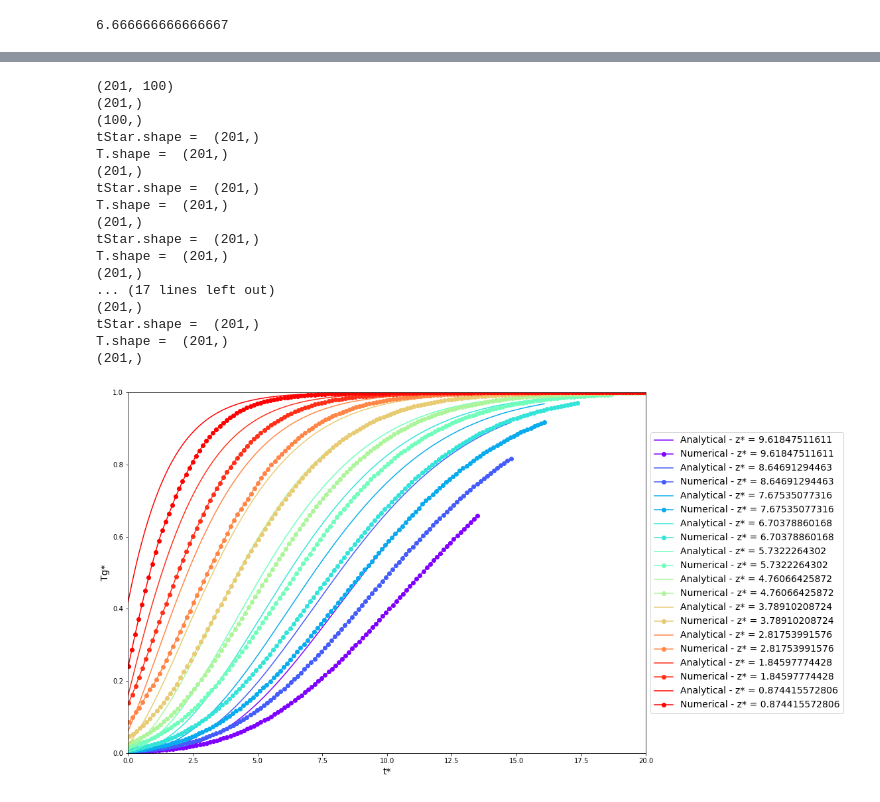
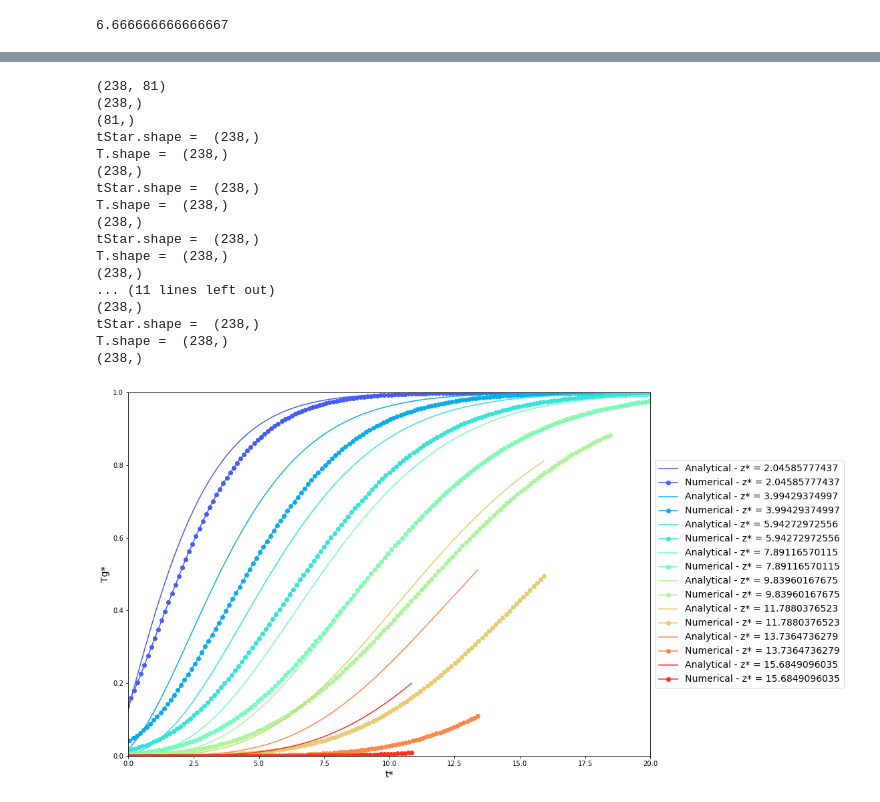
Before and after one commit to lucillalmeida/doutorado-validacoes, a Jupyter notebook: heat_fixed_bed/validation-convection-Schumann.ipynb, the cells around one changed output, grey strips where cells are left out. Cells and saved outputs as stored; diff of their text form; code cells hidden in the pictures.

```diff
--- a/heat_fixed_bed/validation-convection-Schumann.ipynb
+++ b/heat_fixed_bed/validation-convection-Schumann.ipynb
@@ -127,7 +127,8 @@ def packedBedTrnsTemperatures(t, z):
 # %%
 # loading the digitized data
 
-file = open('TemperaturesFluidLine.csv', mode='r')
+#file = open('T_line_caseAverRadius2.csv', mode='r')
+file = open('T_line_caseAverRadiusreallysmall.csv', mode='r')
 data = file.read()
 file.close()
 
@@ -148,12 +149,13 @@ for step in range(number_timesteps):
     if step == 0:
         num_y = numpy.loadtxt(block, dtype=numpy.float64, delimiter=',', skiprows=3, usecols=1)
 
-#print(num_time)
-#print(num_y)
+print(num_time)
+print(num_y)
 print(temperature[0][0])
 
 print(num_y.shape, temperature[10].shape, num_time[10])
 print(num_time.shape, temperature[:, -1].shape, num_y[-1])
 print(num_time.shape, temperature[:, -1].shape, num_y[0])
-num_y = num_y - 0.15
+#num_y = num_y - 0.15
+num_y = num_y - 0.145
 # %% [output]
@@ -185,15 +198,18 @@ rho_p = 5000.0 # [kg/m³] density of particle[kg/m^3]
 #c_pp = 400.0 # [J/kg·K] particle heat capacity [J/(kg.K)]
 c_pp = 385.0 # [J/kg·K] particle heat capacity [J/(kg.K)]
 T_p0 = T_g0 # [K] initial particle temperature
-k_p = 0.02  # [J/(m.K)] particle conductivity
+k_p = 0.0  # [J/(m.K)] particle conductivity
 #k_p = 0.025  # [J/(m.K)] particle conductivity
 q_dot = 0.0 # [W/m³]
 q_dot_spec = 0.0 #[kJ/(kg.s)] specific heat source
 
+#Mesh size
+l_mesh = 10.0/1000 #m
+
 #operating conditions
 U_s = 0.1 # [m/s] superficial velocity
 
-epsilon_g = 0.39 # gas volume fraction [dimensionless][ ]
+epsilon_g = 0.3849 # gas volume fraction [dimensionless][ ]
 U = U_s/ epsilon_g   # [m/s] this is the TRUE gas velocity, not superficial [m/s]
 #h = 1.0 # [W/m²·K]
 # %% [output]
@@ -239,32 +255,31 @@ h_p =  6.55293173761
 # %%
 #Main plot switches
 
-print("T inicial = ", temperature[0][-1])
+print("T inicial = ", temperature[10][0])
 #T_gi = temperature[75][:lmax+1][-1]
 #t = num_time[75:]-1.5
 #print(t)
-i = 15
+i = 10
+inc = 20
 cmap = plt.get_cmap('rainbow')
-#T_g0 = temperature[0][-1]
-#print(min(temperature[0]))
-#print(numpy.where(temperature[0] == min(temperature[0]))[0][0])
 y = numpy.linspace(0.5, 0, 200)
-for time in num_time[i::20]:
+for time in num_time[i::inc]:
 
     zStar = (y * h_g / U)
-    print(zStar.shape)
+
     tStart = time*h_p - (y/U)*h_p
-    print(tStart.shape)
+
     TgStart = packedBedTrnsTemperatures(tStart,zStar )[0]
-    print(TgStart.shape)
+
     Tg = TgStart*(T_gi-T_g0) + T_g0
     #print(tStart)
     for index, value in enumerate(Tg[numpy.where(tStart < 0.0)]):
         Tg[index] = T_g0
     plt.plot(y, Tg, color = cmap(i), label = "Analytical - t = " + str(time) )
     plt.plot(num_y, temperature[i], marker = 'o', color = cmap(i), label = "Numerical - t = " + str(time) )
-    i = i + 20
+    i = i + inc
 plt.ylim(300, 500)
+plt.xlim(0, 0.5)
 #plt.legend(fontsize=12, loc='upper center', bbox_to_anchor=(0.5, 1.25), ncol=3, fancybox=True)
 plt.legend(fontsize=14, loc='center left', bbox_to_anchor=(1, 0.5))
 plt.ylabel('Tg', fontsize=14)
@@ -306,5 +305,5 @@ T inicial =  378.061
 # %%
-i=0
+i=10
 inc = 10
 cmap = plt.get_cmap('rainbow')
 y = 0.25
@@ -312,56 +311,56 @@ print(temperature.shape)
 print(num_time.shape)
 print(num_y.shape)
 
-for y in num_y[0::10]:
+for y in num_y[i::10]:
     zStar = (y * h_g / U)
     tStar = num_time*h_p - (y/U)*h_p
     TgStar = packedBedTrnsTemperatures(tStar,zStar )[0]
     print("tStar.shape = ", tStar.shape)
     print("T.shape = ", temperature[:,i].shape)
     print(TgStar.shape)
     Tg = TgStar*(T_gi-T_g0) + T_g0
     plt.plot(tStar, TgStar, color = cmap(i*3), label = "Analytical - z* = " + str(zStar) )
     plt.plot(tStar, ((temperature[:,i]- T_g0)/(T_gi-T_g0)), marker = 'o', color = cmap(i*3), label = "Numerical - z* = " + str(zStar) )
     i = i+inc
 plt.xlim(0, 20)
 plt.ylim(0, 1)
 #plt.legend(fontsize=12, loc='upper center', bbox_to_anchor=(0.5, 1.25), ncol=3, fancybox=True)
 plt.legend(fontsize=14, loc='center left', bbox_to_anchor=(1, 0.5))
 plt.ylabel('Tg*', fontsize=14)
 plt.xlabel('t*', fontsize=14)
 plt.show()
 
 # for time in num_time[50::50]:
 #     zStar = (num_y * h_g / U)
 #     tStart = time*h_p - (num_y/U)*h_p
 #     TpStart = packedBedTrnsTemperatures(tStart,zStar )[1]
 #     Tp = TpStart*(T_gi-T_g0) + T_g0
 #     plt.plot(num_y, Tp, label = "t = " + str(time) )
 
 # plt.ylim(300, 500)
 # plt.legend(fontsize=14)
 # plt.ylabel('Tp', fontsize=14)
 # plt.xlabel('z', fontsize=14)
 # plt.show()
 # %% [output]
-(201, 100)
-(201,)
-(100,)
-tStar.shape =  (201,)
-T.shape =  (201,)
-(201,)
-tStar.shape =  (201,)
-T.shape =  (201,)
-(201,)
-tStar.shape =  (201,)
-T.shape =  (201,)
-(201,)
-... (17 lines left out)
-(201,)
-tStar.shape =  (201,)
-T.shape =  (201,)
-(201,)
+(238, 81)
+(238,)
+(81,)
+tStar.shape =  (238,)
+T.shape =  (238,)
+(238,)
+tStar.shape =  (238,)
+T.shape =  (238,)
+(238,)
+tStar.shape =  (238,)
+T.shape =  (238,)
+(238,)
+... (11 lines left out)
+(238,)
+tStar.shape =  (238,)
+T.shape =  (238,)
+(238,)
-[figure, old version]
+[figure, new version]
 # %%
 
 
```
Also changed, not shown: parts of 4 cells of this notebook, 2 other files.
